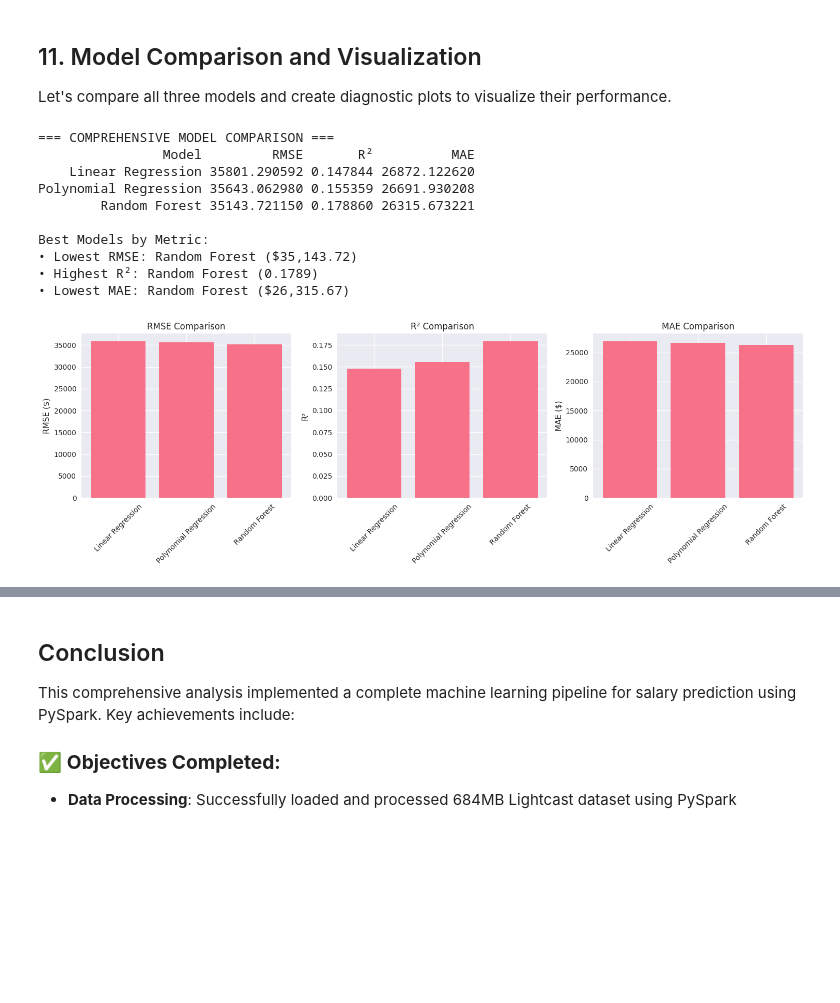
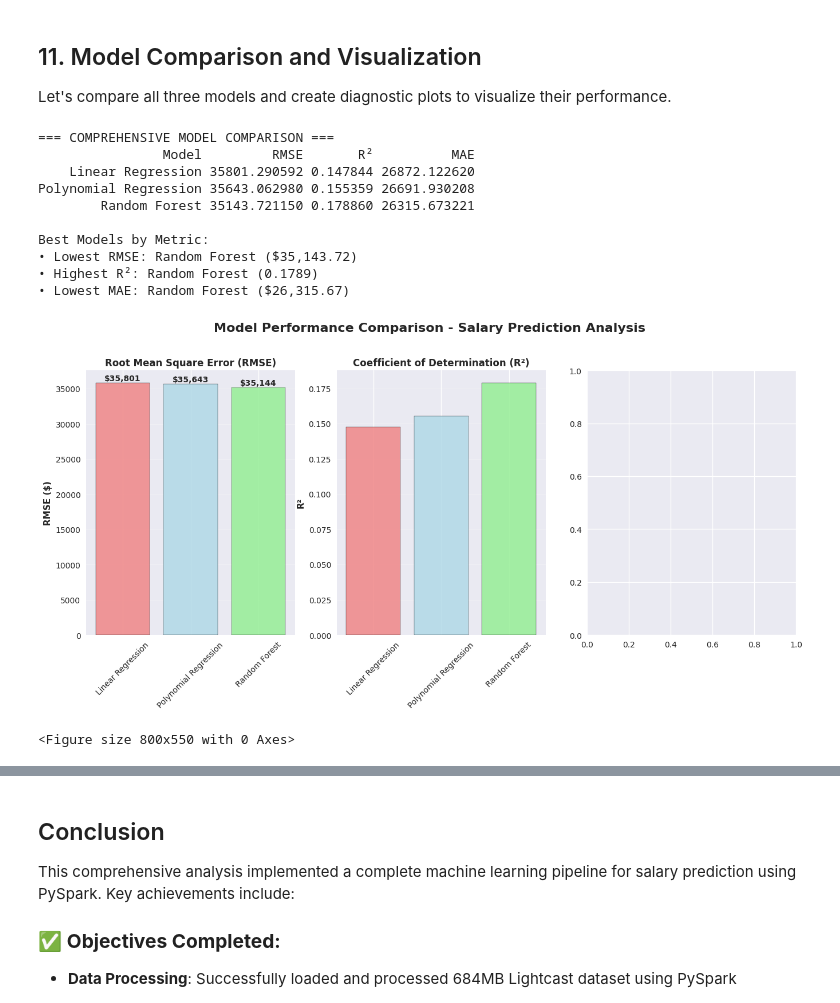
Before and after one commit to met-ad-688/assignment-04-samarthya, a Jupyter notebook: salary_prediction_analysis.ipynb, the cells around one changed output, grey strips where cells are left out. Drawn from its saved outputs; the diff is of its cells as text; code cells hidden in the pictures; blank space fills up the shorter version.

```diff
--- a/salary_prediction_analysis.ipynb
+++ b/salary_prediction_analysis.ipynb
@@ -247,7 +248,7 @@ SALARY_TO                 SALARY_FROM               LOCATION                  CI
  |-- NAICS_2022_6_NAME: string (nullable = true)
 # %%
 # Check for missing values and basic statistics for key columns
-from pyspark.sql.functions import col, mean, when, isnan, isnull
+from pyspark.sql.functions import col, mean, when, isnan, isnull, trim
 
 key_columns = ['SALARY', 'SALARY_FROM', 'SALARY_TO', 'MIN_YEARS_EXPERIENCE', 'MAX_YEARS_EXPERIENCE',
                'EMPLOYMENT_TYPE_NAME', 'EDUCATION_LEVELS_NAME', 'REMOTE_TYPE_NAME',
@@ -256,10 +257,20 @@ key_columns = ['SALARY', 'SALARY_FROM', 'SALARY_TO', 'MIN_YEARS_EXPERIENCE', 'MA
 print("=== MISSING VALUES ANALYSIS ===")
 for col_name in key_columns:
     if col_name in df.columns:
-        null_count = df.filter(col(col_name).isNull() | (col(col_name) == "")).count()
+        # Handle different data types properly
+        column_type = dict(df.dtypes)[col_name]
+
+        if column_type in ['bigint', 'int', 'double', 'float']:
+            # For numeric columns, only check for null
+            null_count = df.filter(col(col_name).isNull()).count()
+        else:
+            # For string columns, check for null and empty strings
+            null_count = df.filter(col(col_name).isNull() |
+                                 (trim(col(col_name)) == "")).count()
+
         total_count = df.count()
         null_percentage = (null_count / total_count) * 100
-        print(f"{col_name:<25}: {null_count:>8,} ({null_percentage:>5.1f}%)")
+        print(f"{col_name:<25}: {null_count:>8,} ({null_percentage:>5.1f}%) [{column_type}]")
 
 print("\n=== SALARY RANGE ANALYSIS ===")
 # Analyze SALARY_FROM and SALARY_TO columns
@@ -1248,45 +1339,50 @@ for bar in bars1:
                 f'${height:,.0f}', ha='center', va='bottom', fontweight='bold')
 
 # R² Comparison
 bars2 = axes[1].bar(models_comparison['Model'], models_comparison['R²'], color=colors, edgecolor='black', alpha=0.8)
 axes[1].set_title('Coefficient of Determination (R²)', fontweight='bold', fontsize=12)
 axes[1].set_ylabel('R²', fontweight='bold')
 axes[1].tick_params(axis='x', rotation=45)
 
-axes[1].grid(axis='y', alpha=0.3)plt.show()
+axes[1].grid(axis='y', alpha=0.3)
+plt.show()
 
 # Add value labelsplt.savefig('./figures/model_comparison.pdf', bbox_inches='tight')
+plt.savefig('./figures/model_comparison.png', dpi=300, bbox_inches='tight')
 
-for bar in bars2:plt.savefig('./figures/model_comparison.png', dpi=300, bbox_inches='tight')
+for bar in bars2:
 
-    height = bar.get_height()plt.tight_layout()
+  height = bar.get_height()
+  plt.tight_layout()
 
-    axes[1].text(bar.get_x() + bar.get_width()/2., height + 0.002,
+  axes[1].text(bar.get_x() + bar.get_width()/2., height + 0.002,
+                f'{height:.4f}', ha='center', va='bottom', fontweight='bold')
 
-                f'{height:.4f}', ha='center', va='bottom', fontweight='bold')                f'${height:,.0f}', ha='center', va='bottom', fontweight='bold')
 
-    axes[2].text(bar.get_x() + bar.get_width()/2., height + 50,
+  axes[2].text(bar.get_x() + bar.get_width()/2., height + 50,f'${height:,.0f}', ha='center', va='bottom', fontweight='bold')
 
 # MAE Comparison    height = bar.get_height()
 
-bars3 = axes[2].bar(models_comparison['Model'], models_comparison['MAE'], color=colors, edgecolor='black', alpha=0.8)for bar in bars3:
+bars3 = axes[2].bar(models_comparison['Model'], models_comparison['MAE'], color=colors, edgecolor='black', alpha=0.8)
 
-axes[2].set_title('Mean Absolute Error (MAE)', fontweight='bold', fontsize=12)# Add value labels
-
-axes[2].set_ylabel('MAE ($)', fontweight='bold')axes[2].grid(axis='y', alpha=0.3)
-axes[2].tick_params(axis='x', rotation=45)
+for bar in bars3:
+  axes[2].set_title('Mean Absolute Error (MAE)', fontweight='bold', fontsize=12)# Add value labels
+  axes[2].set_ylabel('MAE ($)', fontweight='bold')
+  axes[2].grid(axis='y', alpha=0.3)
+  axes[2].tick_params(axis='x', rotation=45)
 # %% [output]
 === COMPREHENSIVE MODEL COMPARISON ===
                 Model         RMSE       R²          MAE
     Linear Regression 35801.290592 0.147844 26872.122620
 Polynomial Regression 35643.062980 0.155359 26691.930208
         Random Forest 35143.721150 0.178860 26315.673221
 
 Best Models by Metric:
 • Lowest RMSE: Random Forest ($35,143.72)
 • Highest R²: Random Forest (0.1789)
 • Lowest MAE: Random Forest ($26,315.67)
-[figure, old version]
+[figure, new version]
+<Figure size 800x550 with 0 Axes>
 # %%
 # Create comprehensive diagnostic plots for model evaluation
 # Collect sample data for visualization (limit for performance)
```
Also changed, not shown: parts of 22 cells of this notebook.
